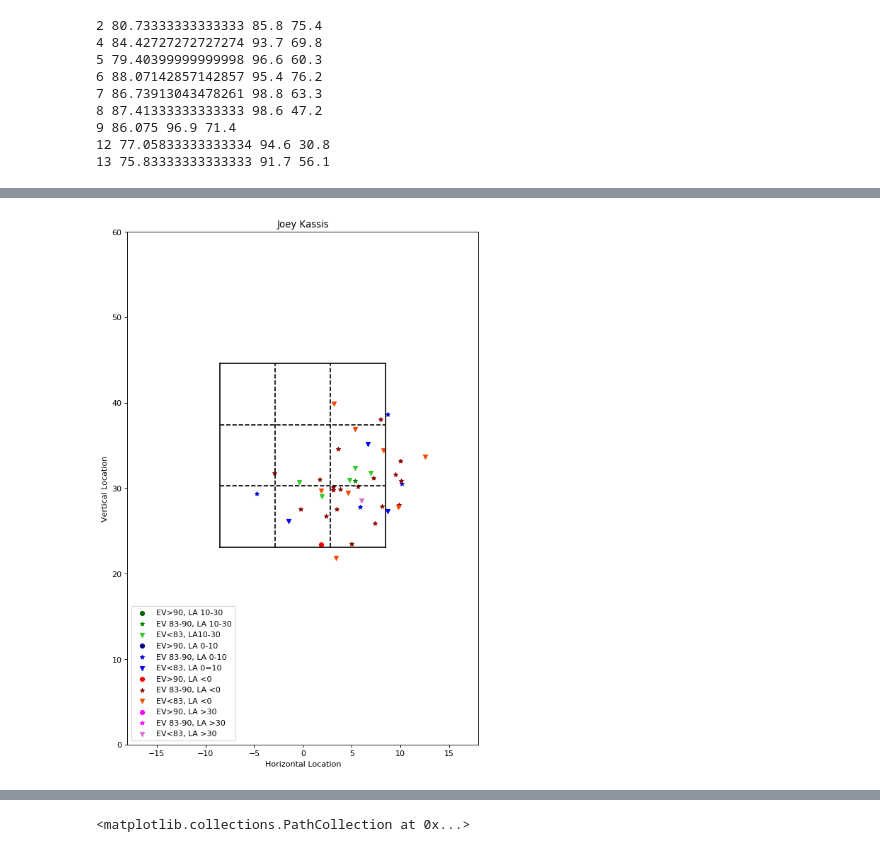
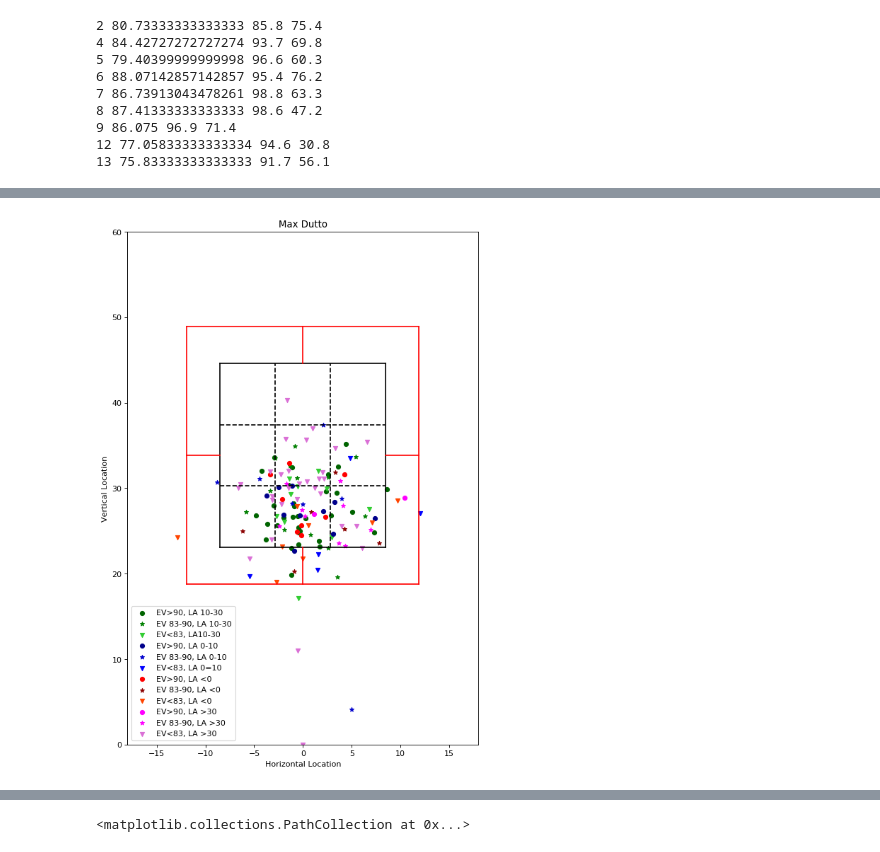
Before and after one commit to sumairshah/Driveline-Hitters, a Jupyter notebook: hitters2.ipynb, the cells around one changed output, grey strips where cells are left out. Saved outputs shown, nothing was run; the diff lists cells and outputs as text; code cells hidden in the pictures.

```diff
--- a/hitters2.ipynb
+++ b/hitters2.ipynb
@@ -328,7 +329,7 @@ for i in zlist:
 12 77.05833333333334 94.6 30.8
 13 75.83333333333333 91.7 56.1
 # %%
-hx2 = hx2.rename(index=str,columns={'POI X':'X','POI Y':'Y'})
+hx2 = hx.rename(index=str,columns={'POI X':'X','POI Y':'Y'})
 # %%
 def homeplate():
     plt.figure(figsize=(8,12),dpi=80)
@@ -369,6 +370,38 @@ def homeplate():
     plt.plot(X5,Y1,c='black',linestyle= '--')
     plt.plot(X1,Y4,c='black',linestyle= '--')
     plt.plot(X1,Y5,c='black',linestyle= '--')
+    deltax2 = deltax * 0.6
+    deltay2 = deltay * 0.6
+    x0 = xmin - deltax2
+    x6 = xmax + deltax2
+    y0 = ymin - deltay2
+    y6 = ymax + deltay2
+    yhalf = (ymax+ymin) * 0.5
+    xhalf = (xmax + xmin) * 0.5
+
+    X0 = np.linspace(x0, x6, 4)
+    X6 = np.linspace(x0, x0, 4)
+    X7 = np.linspace(x6, x6, 4)
+    Y0 = np.linspace(y0, y6, 4)
+    Y6 = np.linspace(y0, y0, 4)
+    Y7 = np.linspace(y6, y6, 4)
+
+    X10 = np.linspace(x0, xmin, 4)
+    X11 = np.linspace(xmax, x6, 4)
+    X12 = np.linspace(xhalf, xhalf, 4)
+    Y10 = np.linspace(y0, ymin, 4)
+    Y11 = np.linspace(ymax, y6, 4)
+    Y12 = np.linspace(yhalf, yhalf, 4)
+
+    plt.plot(X0, Y6, c='red')
+    plt.plot(X0, Y7, c='red')
+    plt.plot(X6, Y0, c='red')
+    plt.plot(X7, Y0, c='red')
+
+    plt.plot(X10, Y12, c='red')
+    plt.plot(X11, Y12, c='red')
+    plt.plot(X12, Y10, c='red')
+    plt.plot(X12, Y11, c='red')
 
 def analyze(hx2,username,date1,date2,v1,v2):
     hnew = hx2[hx2.User == username]
@@ -449,8 +482,8 @@ hx2.User
 273           Nate Clow
 Name: User, Length: 12163, dtype: object
 # %%
-analyze(hx2,'Joey Kassis','11/22/18','12/3/18',60,90)
+analyze(hx2,'Max Dutto','11/22/18','12/3/18',60,90)
 # %% [output]
-[figure, old version]
+[figure, new version]
 # %%
 hx2.head()
```
Also changed, not shown: parts of 10 cells of this notebook.
